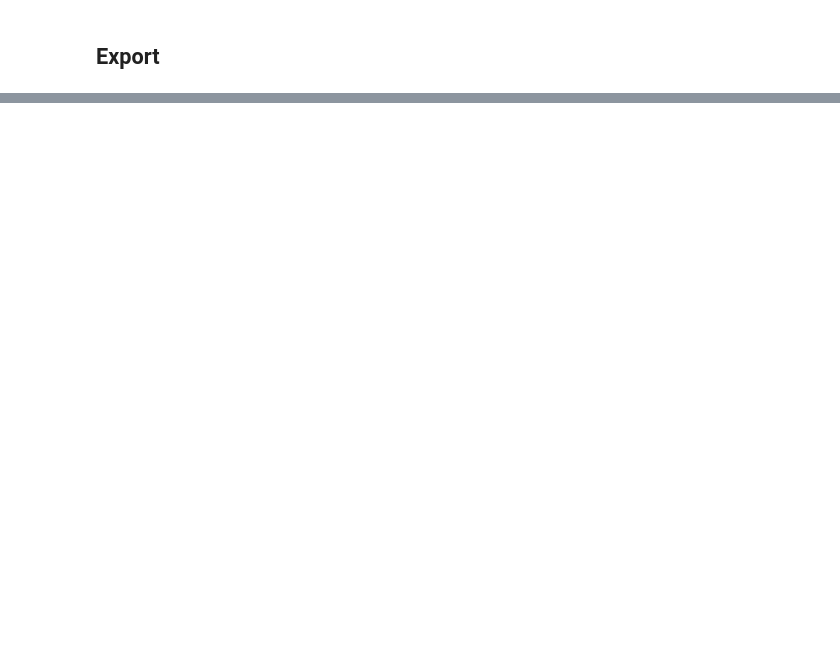
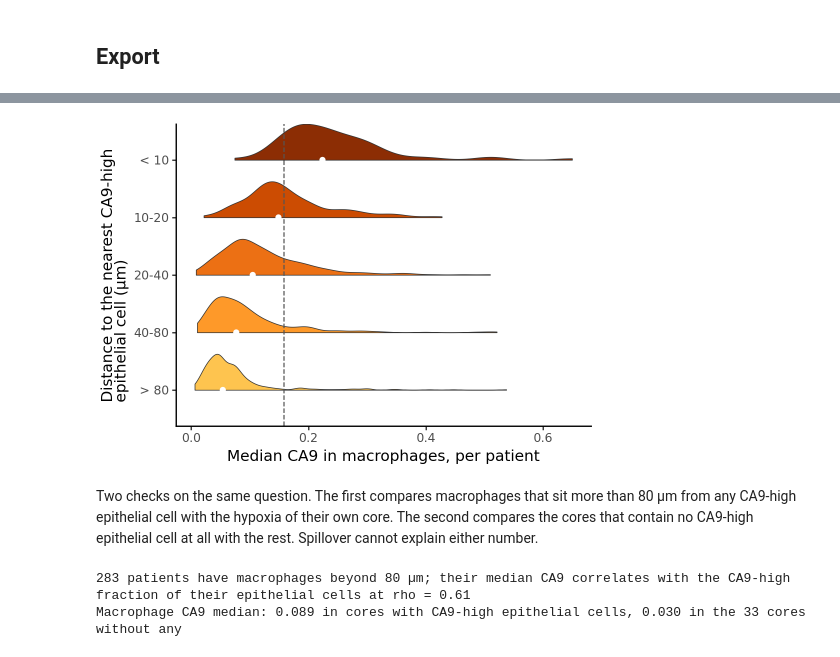
Before and after one commit to HartmannLab/MIBI-Analysis_Hamburg_CRC_TMA_2024, a Jupyter notebook: notebooks/multicellular/TherapeuticContext.ipynb, the cells around one changed output, grey strips where cells are left out. Cells and saved outputs as stored; diff of their text form; code cells hidden in the pictures; blank space fills up the shorter version.

```diff
--- a/notebooks/multicellular/TherapeuticContext.ipynb
+++ b/notebooks/multicellular/TherapeuticContext.ipynb
@@ -840,0 +270,41 @@ composition.to_csv(output_dir + "factor6_factor9_clinical_composition.csv", inde
+# %%
+distances = []
+for fov, fov_cells in cells.groupby("fov"):
+    reference = fov_cells.loc[fov_cells.ca9_high_epithelial, ["x", "y"]].values
+    if len(reference):
+        m = fov_cells[fov_cells.macrophage]
+        distances.append(pd.DataFrame({"fov": fov, "CA9": m.CA9.values,
+                                       "distance": cKDTree(reference).query(m[["x", "y"]].values)[0] * um_per_px}))
+distances = pd.concat(distances)
+bin_labels = ["< 10", "10-20", "20-40", "40-80", "> 80"]
+distances["bin"] = pd.cut(distances.distance, bins=[0, 10, 20, 40, 80, np.inf], labels=bin_labels, right=False)
+binned = distances.groupby(["fov", "bin"], observed=True).CA9.agg(["median", "size"]).reset_index()
+binned = binned[binned["size"] >= 3]
+binned["bin"] = pd.Categorical(binned.bin, categories=bin_labels[::-1])
+
+gp = (ggplot(binned, aes(x="bin", y="median"))
+      + half_violins("bin")
+      + geom_hline(yintercept=macrophage_ca9_cutoff, linetype="dashed", color="#555555")
+      + coord_flip()
+      + scale_fill_manual(values=dict(zip(bin_labels, ["#8c2d04", "#cc4c02", "#ec7014", "#fe9929", "#fec44f"])))
+      + labs(x="Distance to the nearest CA9-high\nepithelial cell (µm)", y="Median CA9 in macrophages, per patient")
+      + theme_classic()
+      + theme(figure_size=(5, 3.5), legend_position="none"))
+gp.save(figure_dir + "macrophage_ca9_by_distance.pdf", verbose=False)
+gp
+# %% [output]
+[figure, added]
+# %% [markdown]
+Two checks on the same question. The first compares macrophages that sit more than 80 µm from any CA9-high epithelial cell with the hypoxia of their own core. The second compares the cores that contain no CA9-high epithelial cell at all with the rest. Spillover cannot explain either number.
+# %%
+far = distances[distances.distance > 80].groupby("fov").CA9.median()
+epithelial_ca9_fraction = epithelial_cells.CA9.gt(epithelial_ca9_cutoff).groupby(epithelial_cells.fov).mean()
+hypoxic_cores = cells.groupby("fov").ca9_high_epithelial.sum() > 0
+print(f"{len(far)} patients have macrophages beyond 80 µm; their median CA9 correlates with the CA9-high fraction of "
+      f"their epithelial cells at rho = {spearmanr(far, epithelial_ca9_fraction[far.index])[0]:.2f}")
+print(f"Macrophage CA9 median: {macrophages.CA9[macrophages.fov.map(hypoxic_cores)].median():.3f} in cores with CA9-high "
+      f"epithelial cells, {macrophages.CA9[~macrophages.fov.map(hypoxic_cores)].median():.3f} in the "
+      f"{(~hypoxic_cores).sum()} cores without any")
+# %% [output]
+283 patients have macrophages beyond 80 µm; their median CA9 correlates with the CA9-high fraction of their epithelial cells at rho = 0.61
+Macrophage CA9 median: 0.089 in cores with CA9-high epithelial cells, 0.030 in the 33 cores without any
```
Also changed, not shown: parts of 78 cells of this notebook.
